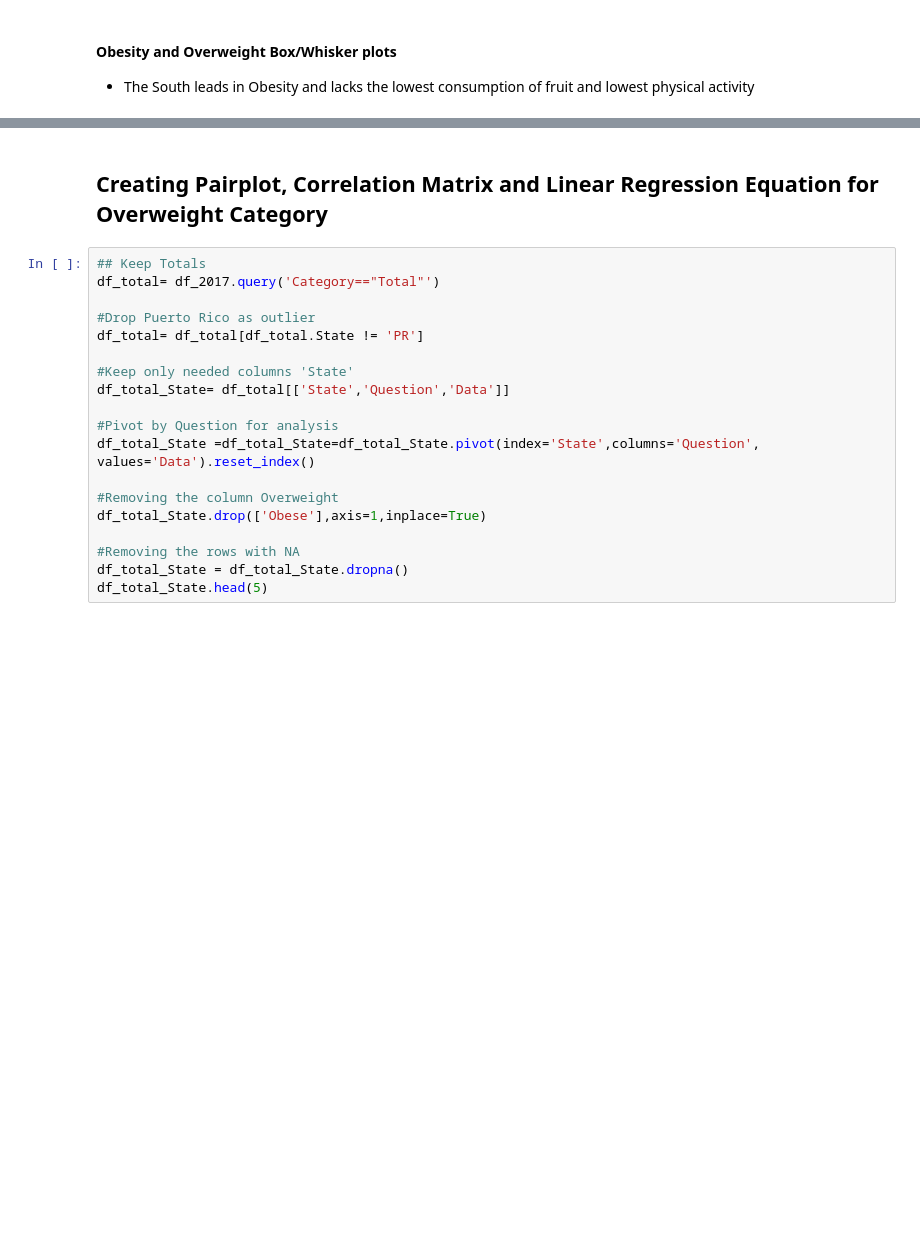
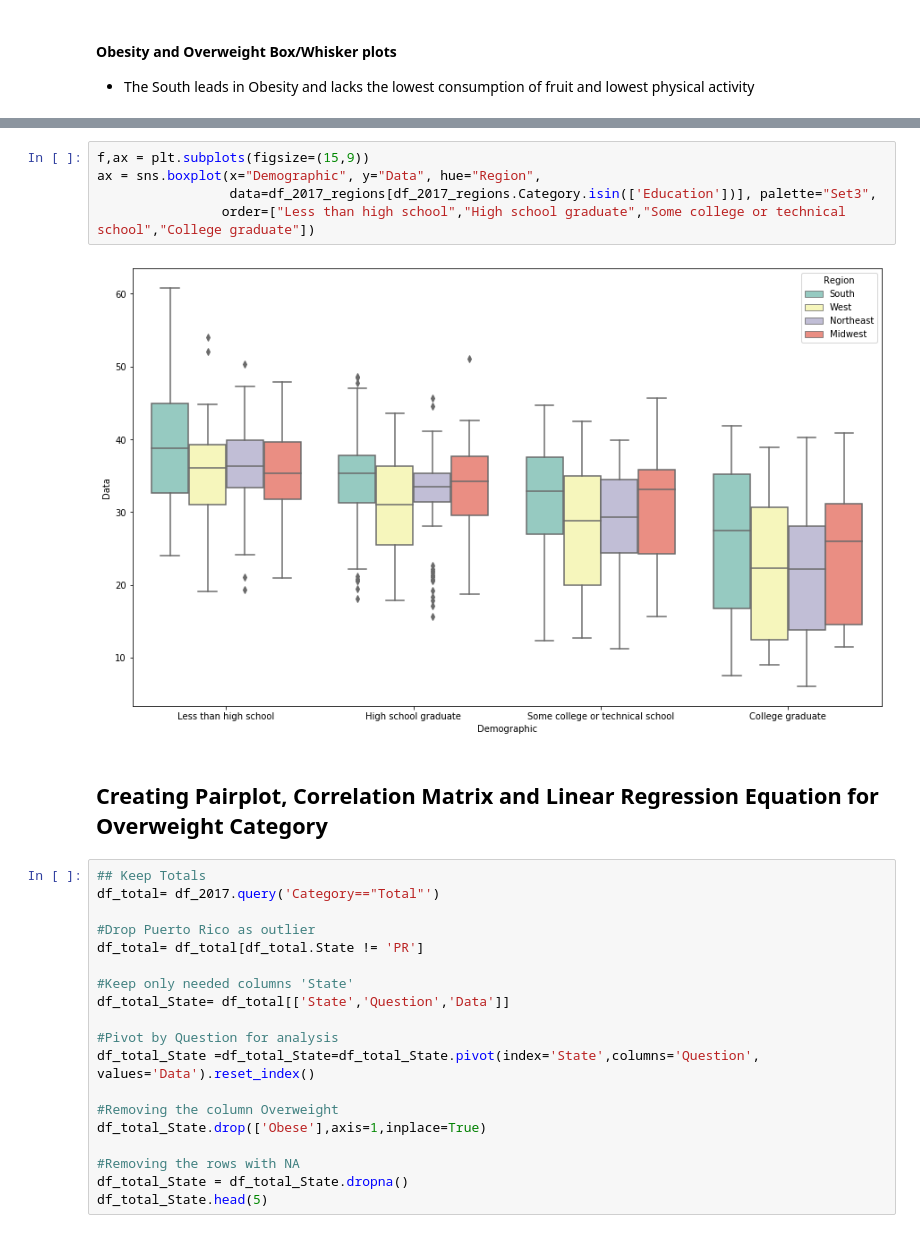
Before and after one commit to DimitriKourouniotis/Capstone-2, a Jupyter notebook: Capstone 2.ipynb, the cells around one changed output, grey strips where cells are left out. Drawn from its saved outputs; the diff is of its cells as text; blank space fills up the shorter version.

```diff
--- a/Capstone 2.ipynb
+++ b/Capstone 2.ipynb
@@ -1027,3 +937,10 @@ gapminder.boxplot(column='lifeExp',by='continent',
+# %%
+f,ax = plt.subplots(figsize=(15,9))
+ax = sns.boxplot(x="Demographic", y="Data", hue="Region",
+                 data=df_2017_regions[df_2017_regions.Category.isin(['Education'])], palette="Set3",
+                order=["Less than high school","High school graduate","Some college or technical school","College graduate"])
+# %% [output]
+[figure, added]
 # %% [markdown]
 ## Creating Pairplot, Correlation Matrix and Linear Regression Equation for Overweight Category
 # %%
```
Also changed, not shown: parts of 17 cells of this notebook.
